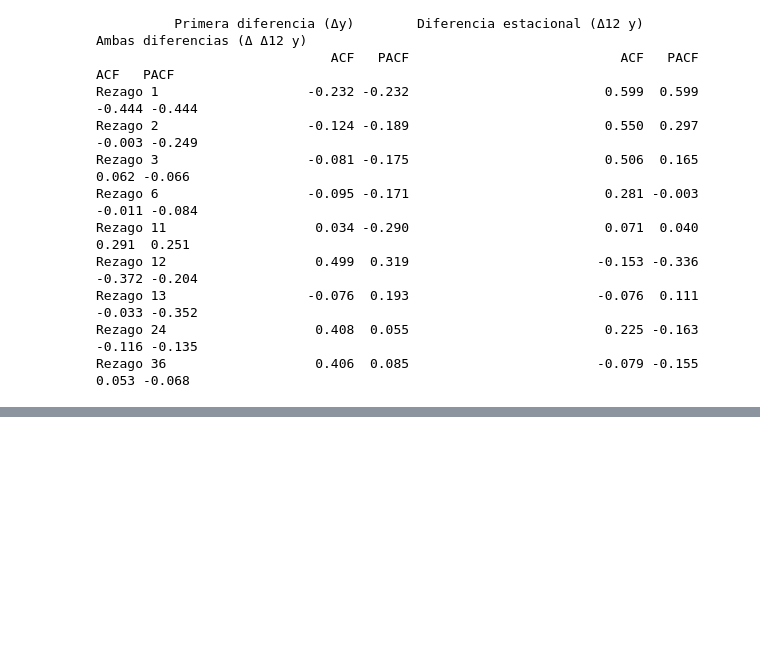
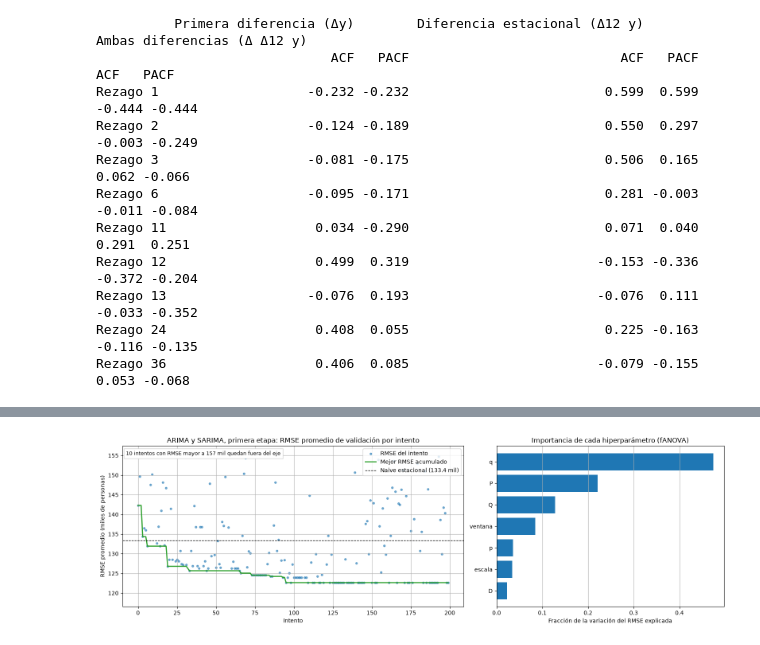
Before and after one commit to juanestebancg2806/ml3-time-series-forecasting, a Jupyter notebook: taller2/taller2_pronostico_ocupados.ipynb, the cells around one changed output, grey strips where cells are left out. Saved outputs shown, nothing was run; the diff lists cells and outputs as text; code cells hidden in the pictures; blank space fills up the shorter version.

```diff
--- a/taller2/taller2_pronostico_ocupados.ipynb
+++ b/taller2/taller2_pronostico_ocupados.ipynb
@@ -1206,0 +1615,90 @@ Rezago 36                   0.406  0.085                        -0.079 -0.155
+# %%
+VENTANAS_SARIMA = [48, 60, 96, None]   # None = ventana recursiva
+ESTACIONALIDAD_SARIMA = 12
+# statsmodels usa por defecto L-BFGS con 50 iteraciones, que no alcanzan para converger en modelos
+# con términos estacionales. Se usan hasta 500 iteraciones y, si L-BFGS no converge (por ejemplo,
+# cuando la verosimilitud es muy plana cerca del borde de la región invertible), se intenta con
+# Powell, que no usa gradientes. Así, un fallo indica un problema de la especificación y no del optimizador.
+MAX_ITERACIONES_SARIMA = 500
+OPTIMIZADORES_SARIMA = ("lbfgs", "powell")
+
+
+def espacio_sarima(max_p=3, max_q=3, max_P=2, max_Q=2):
+    """Devuelve la función que define el espacio de búsqueda de ARIMA y SARIMA con los órdenes máximos
+    indicados. Los valores por defecto son los de la primera etapa, acotados con la sección 6."""
+    def sugerir_configuracion_sarima(trial):
+        config = {
+            "p": trial.suggest_int("p", 0, max_p),
+            "d": 1,
+            "q": trial.suggest_int("q", 0, max_q),
+            "P": trial.suggest_int("P", 0, max_P),
+            "D": trial.suggest_int("D", 0, 1),
+            "Q": trial.suggest_int("Q", 0, max_Q),
+            "escala": trial.suggest_categorical("escala", ["original", "log"]),
+            "ventana": trial.suggest_categorical("ventana", VENTANAS_SARIMA),
+        }
+        # Con D = 1 no se incluye término determinístico; con D = 0 se elige entre sin constante y con deriva
+        config["tendencia"] = trial.suggest_categorical("tendencia", ["n", "c"]) if config["D"] == 0 else "n"
+        return config
+
+    return sugerir_configuracion_sarima
+
+
+def ordenes_sarima(config):
+    """Órdenes no estacional y estacional de SARIMAX; si no hay parte estacional, el modelo es un ARIMA."""
+    orden_estacional = (config["P"], config["D"], config["Q"], ESTACIONALIDAD_SARIMA)
+    if orden_estacional[:3] == (0, 0, 0):
+        orden_estacional = (0, 0, 0, 0)
+    return (config["p"], config["d"], config["q"]), orden_estacional
+
+
+def ajustar_sarima(serie_ajuste, config):
+    """Estima por máxima verosimilitud un SARIMA con la configuración indicada.
+
+    Respeta la ventana de estimación y la escala de la configuración. Prueba los optimizadores de
+    OPTIMIZADORES_SARIMA en orden y devuelve el primer ajuste que converge; si ninguno converge,
+    lanza un error. Los avisos de statsmodels durante la estimación se silencian, porque la
+    convergencia se revisa aquí.
+    """
+    if config["ventana"] is not None:
+        serie_ajuste = serie_ajuste.iloc[-config["ventana"]:]
+    y = np.log(serie_ajuste) if config["escala"] == "log" else serie_ajuste
+    orden, orden_estacional = ordenes_sarima(config)
+    modelo = SARIMAX(y, order=orden, seasonal_order=orden_estacional, trend=config["tendencia"],
+                     enforce_stationarity=True, enforce_invertibility=True)
+    for optimizador in OPTIMIZADORES_SARIMA:
+        with warnings.catch_warnings():
+            warnings.simplefilter("ignore")
+            ajuste = modelo.fit(disp=False, method=optimizador, maxiter=MAX_ITERACIONES_SARIMA)
+        if ajuste.mle_retvals.get("converged", False):
+            return ajuste
+    raise RuntimeError("la estimación por máxima verosimilitud no convergió con ningún optimizador")
+
+
+def crear_pronostico_sarima(config):
+    """Función de pronóstico de una configuración SARIMA, en miles de personas."""
+    def pronostico(serie_ajuste, h):
+        prediccion = np.asarray(ajustar_sarima(serie_ajuste, config).forecast(h))
+        # En escala logarítmica, la exponencial devuelve el pronóstico a miles de personas
+        return np.exp(prediccion) if config["escala"] == "log" else prediccion
+
+    return pronostico
+
+
+# Argumentos de la revisión de bordes de SARIMA: los órdenes pueden valer 0, que es su mínimo
+# posible, y D solo admite 0 o 1, de modo que en él no hay borde que ampliar
+BORDES_SARIMA = dict(categoricos_ordenados=("ventana",), minimos_naturales=("p", "q", "P", "Q"),
+                     sin_ampliacion=("D",))
+
+# Primera etapa de la optimización bayesiana de ARIMA y SARIMA
+N_INTENTOS_SARIMA = 200
+estudio_sarima = optimizar(espacio_sarima(), crear_pronostico_sarima, N_INTENTOS_SARIMA)
+
+print("\nMejores intentos:")
+print(resumir_estudio(estudio_sarima).round(3).to_string())
+
+graficar_estudio(estudio_sarima, "ARIMA y SARIMA, primera etapa")
+
+print("\nRevisión de bordes del mejor intento:")
+print(revisar_bordes(estudio_sarima, **BORDES_SARIMA).to_string())
+# %% [output]
@@ -1206,0 +1725 @@ Rezago 36                   0.406  0.085                        -0.079 -0.155
+[figure, added]
```
Also changed, not shown: parts of 31 cells of this notebook, 1 other file.
